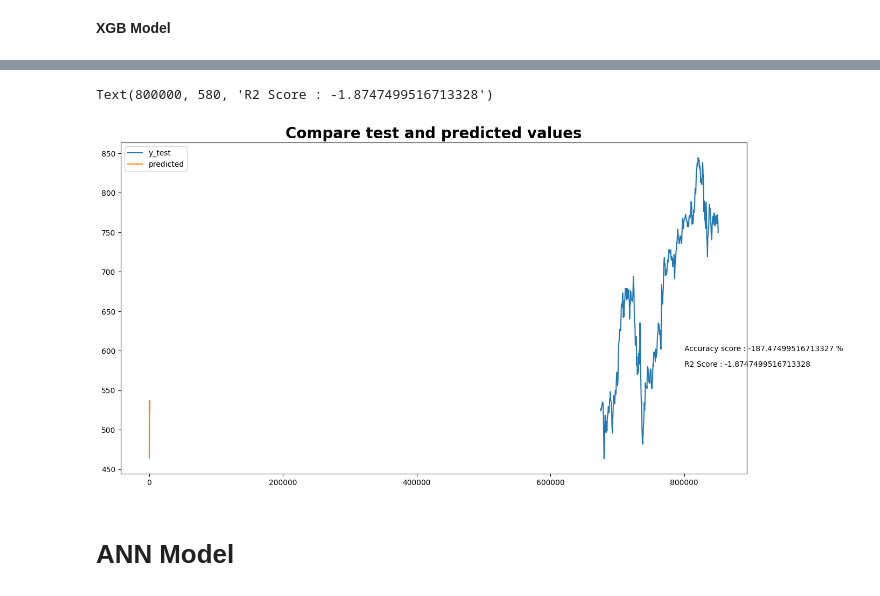
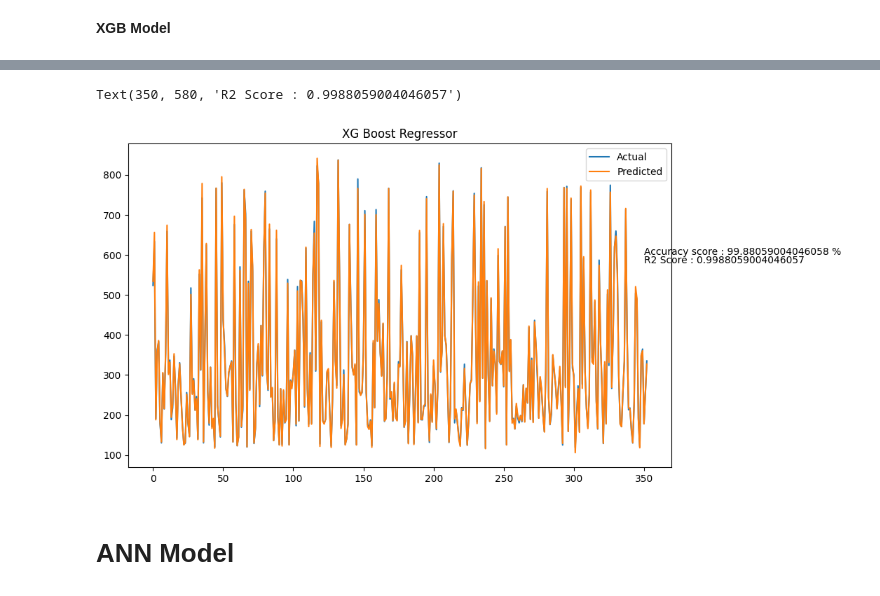
Before and after one commit to suryasst/DM_21275_Group_5_Project, a Jupyter notebook: Analysis_of_financial_data_using_different_dm_techniques (1).ipynb, the cells around one changed output, grey strips where cells are left out. Drawn from its saved outputs; the diff is of its cells as text; code cells hidden in the pictures.

```diff
--- a/Analysis_of_financial_data_using_different_dm_techniques.ipynb
+++ b/Analysis_of_financial_data_using_different_dm_techniques (1).ipynb
@@ -345,15 +346,14 @@ R2 Score: -1.87
-# %%
-# plot the predicted values and the actual values
-plt.figure(figsize=(15,8))
-plt.plot(y_test)
-plt.plot(y_pred)
-plt.legend(['y_test','predicted'])
-plt.title("Compare test and predicted values", size=20, weight='bold')
-plt.text(x=800000, y=600,s='Accuracy score : {} %'.format(sc_1))
-plt.text(x=800000, y=580,s='R2 Score : {}'.format(r2_score))
-# %% [output]
-Text(800000, 580, 'R2 Score : -1.8747499516713328')
-[figure, removed]
+# %%
+plt.figure(figsize=(10, 6))
+plt.plot(y_test.values, label='Actual')
+plt.plot(y_pred, label='Predicted')
+plt.legend()
+plt.title("XG Boost Regressor")
+plt.text(x=350, y=600,s='Accuracy score : {} %'.format(sc_1))
+plt.text(x=350, y=580,s='R2 Score : {}'.format(r2_1))
+# %% [output]
+Text(350, 580, 'R2 Score : 0.9988059004046057')
+[figure, added]
 # %% [markdown]
 # **ANN Model**
 # %% [markdown]
```
Also changed, not shown: parts of 12 cells of this notebook, 1 other file.
